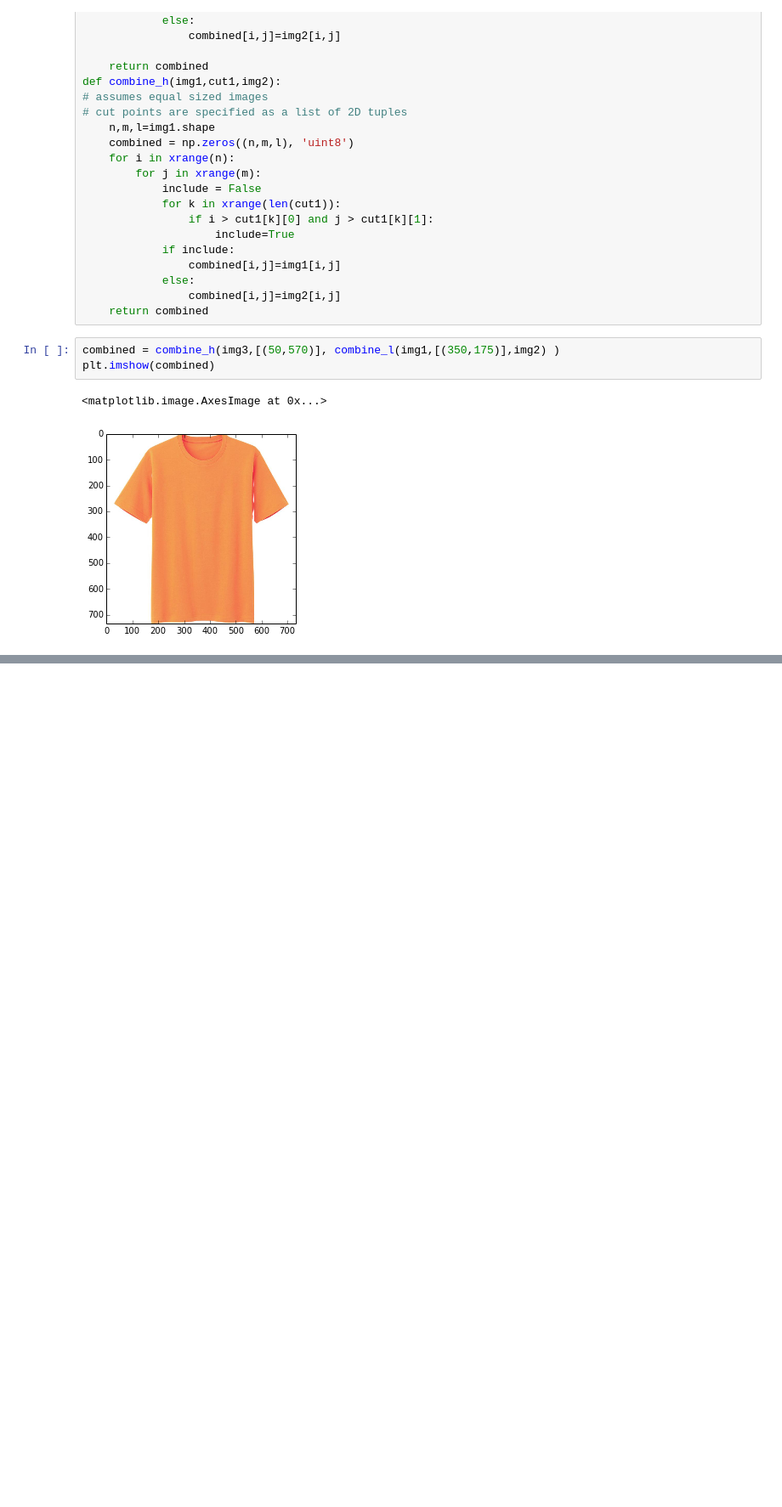
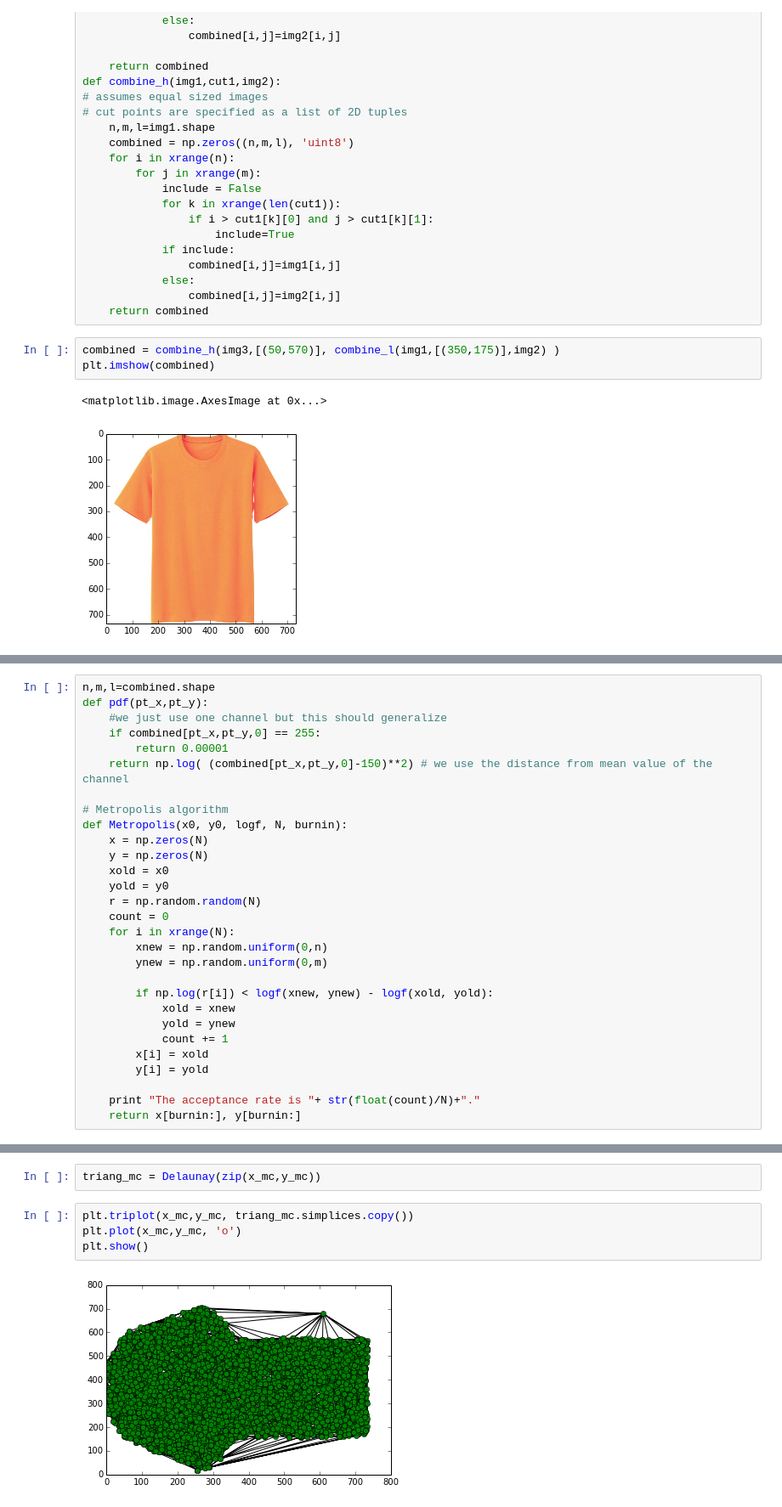
Before and after one commit to skp2/AM207-Project, a Jupyter notebook: ipython/2D-3D Pattern stitching.ipynb, the cells around one changed output, grey strips where cells are left out. Shown: that part at 85% size. Cells and saved outputs as stored; diff of their text form; blank space fills up the shorter version.

```diff
--- a/ipython/2D-3D Pattern stitching.ipynb
+++ b/ipython/2D-3D Pattern stitching.ipynb
@@ -91,0 +97,29 @@ plt.show()
+# %%
+n,m,l=combined.shape
+def pdf(pt_x,pt_y):
+    #we just use one channel but this should generalize
+    if combined[pt_x,pt_y,0] == 255:
+        return 0.00001
+    return np.log( (combined[pt_x,pt_y,0]-150)**2) # we use the distance from mean value of the channel
+
+# Metropolis algorithm
+def Metropolis(x0, y0, logf, N, burnin):
+    x = np.zeros(N)
+    y = np.zeros(N)
+    xold = x0
+    yold = y0
+    r = np.random.random(N)
+    count = 0
+    for i in xrange(N):
+        xnew = np.random.uniform(0,n)
+        ynew = np.random.uniform(0,m)
+
+        if np.log(r[i]) < logf(xnew, ynew) - logf(xold, yold):
+            xold = xnew
+            yold = ynew
+            count += 1
+        x[i] = xold
+        y[i] = yold
+
+    print "The acceptance rate is "+ str(float(count)/N)+"."
+    return x[burnin:], y[burnin:]
@@ -91,0 +130,8 @@ plt.show()
+# %%
+triang_mc = Delaunay(zip(x_mc,y_mc))
+# %%
+plt.triplot(x_mc,y_mc, triang_mc.simplices.copy())
+plt.plot(x_mc,y_mc, 'o')
+plt.show()
+# %% [output]
+[figure, added]
```
Also changed, not shown: parts of 7 cells of this notebook, 1 other file.
